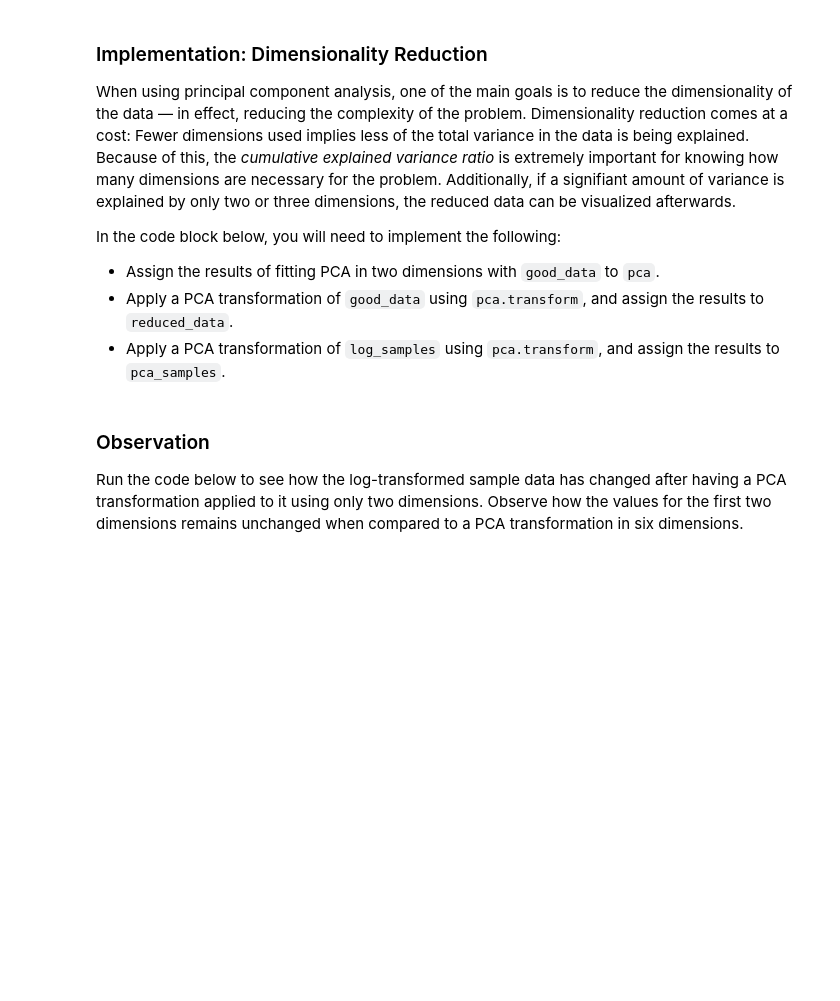
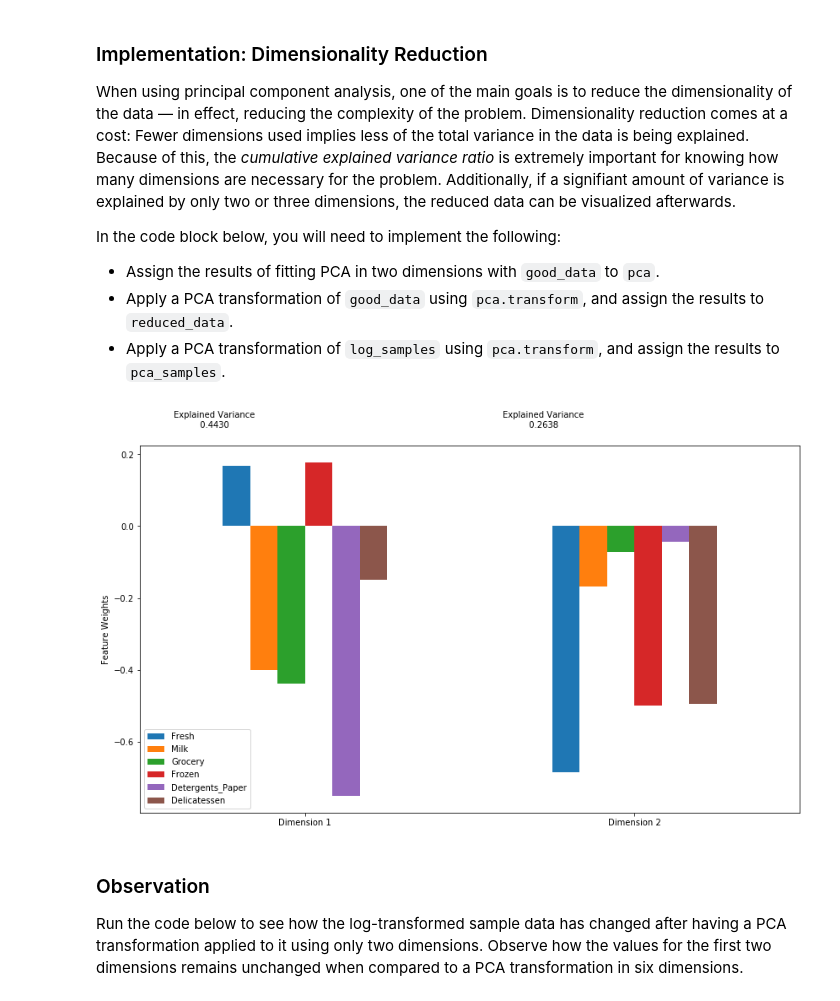
Before and after one commit to adrifmonte/customer-segments, a Jupyter notebook: customer_segments.ipynb, the cells around one changed output. Saved outputs shown, nothing was run; the diff lists cells and outputs as text; code cells hidden in the pictures; blank space fills up the shorter version.

```diff
--- a/customer_segments.ipynb
+++ b/customer_segments.ipynb
@@ -502,17 +502,23 @@ In the code block below, you will need to implement the following:
  - Apply a PCA transformation of `good_data` using `pca.transform`, and assign the results to `reduced_data`.
  - Apply a PCA transformation of `log_samples` using `pca.transform`, and assign the results to `pca_samples`.
 # %%
+pca_2D_instance = PCA(n_components=2, random_state=42)
+
 # TODO: Apply PCA by fitting the good data with only two dimensions
-pca = None
+pca_2D = pca_2D_instance.fit(good_data)
 
 # TODO: Transform the good data using the PCA fit above
-reduced_data = None
+reduced_data =  pca_2D.transform(good_data)
 
 # TODO: Transform log_samples using the PCA fit above
-pca_samples = None
+pca_samples_2D = pca_2D.transform(log_samples)
 
 # Create a DataFrame for the reduced data
 reduced_data = pd.DataFrame(reduced_data, columns = ['Dimension 1', 'Dimension 2'])
+
+pca_results_2D = vs.pca_results(good_data, pca_2D)
+# %% [output]
+[figure, added]
 # %% [markdown]
 ### Observation
 Run the code below to see how the log-transformed sample data has changed after having a PCA transformation applied to it using only two dimensions. Observe how the values for the first two dimensions remains unchanged when compared to a PCA transformation in six dimensions.
```
Also changed, not shown: parts of 2 cells of this notebook.
